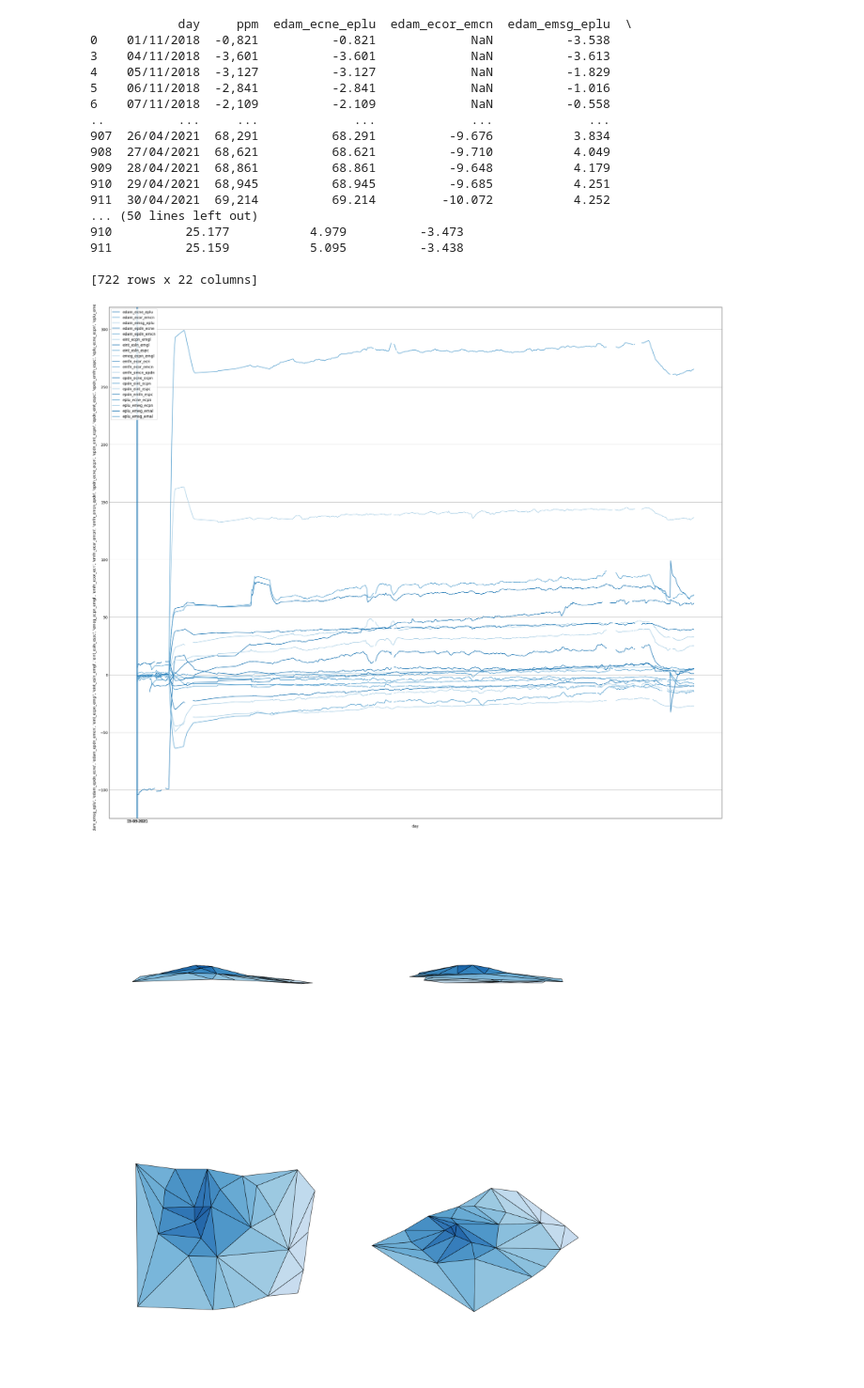
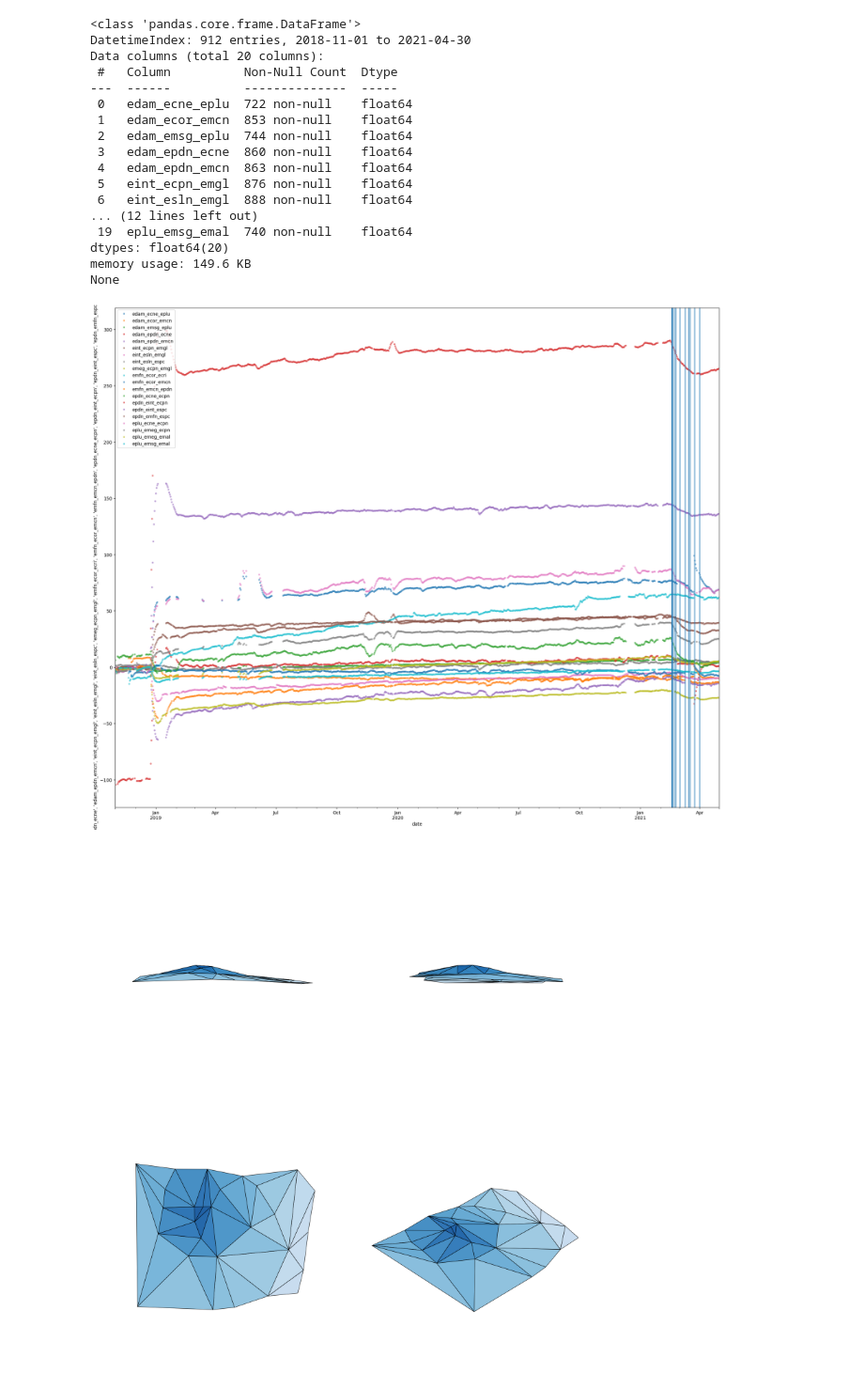
Before and after one commit to francescopandolfo/TESI_LM32, a Jupyter notebook: tesi_pandolfo_UI.ipynb, the cells around one changed output. Shown at 94% size. Drawn from its saved outputs; the diff is of its cells as text; code cells hidden in the pictures.

Commit message:
inserite LF LSLF e TA

```diff
--- a/tesi_pandolfo_UI.ipynb
+++ b/tesi_pandolfo_UI.ipynb
@@ -30,5 +31,5 @@ _df20 = pd.read_csv('sample_data/tesi/area - EPLU EMSG EMAL.csv', sep=';')
 # %%
-
+df = _df1
 df1 = _df1[_df1['ppm'].isna()==False]
 df2 = _df2[_df2['ppm'].isna()==False]
 df3 = _df3[_df3['ppm'].isna()==False]
@@ -50,7 +51,6 @@ df18 = _df18[_df18['ppm'].isna()==False]
 df19 = _df19[_df19['ppm'].isna()==False]
 df20 = _df20[_df20['ppm'].isna()==False]
 # %%
-df = df1
 df['edam_ecne_eplu'] = df1['ppm'].str.replace(',','.').astype(float)
 df['edam_ecor_emcn'] = df2['ppm'].str.replace(',','.').astype(float)
 df['edam_emsg_eplu'] = df3['ppm'].str.replace(',','.').astype(float)
@@ -72,60 +72,73 @@ df['eplu_emeg_ecpn'] = df18['ppm'].str.replace(',','.').astype(float)
 df['eplu_emeg_emal'] = df19['ppm'].str.replace(',','.').astype(float)
 df['eplu_emsg_emal'] = df20['ppm'].str.replace(',','.').astype(float)
 
-#df1.dtypes
-#df1
-#df1 = df1.drop(columns=['ppm'])
+format = '%d/%m/%Y'
+df['date'] = pd.to_datetime(df['day'], format=format)
+df = df.set_index('date')
+
+df = df.drop(columns=['ppm'])
+df = df.drop(columns=['day'])
 #df['day'].astype('time').dtypes
-print(df)
+print(df.info())
 # %% [output]
-            day     ppm  edam_ecne_eplu  edam_ecor_emcn  edam_emsg_eplu  \
-0    01/11/2018  -0,821          -0.821             NaN          -3.538
-3    04/11/2018  -3,601          -3.601             NaN          -3.613
-4    05/11/2018  -3,127          -3.127             NaN          -1.829
-5    06/11/2018  -2,841          -2.841             NaN          -1.016
-6    07/11/2018  -2,109          -2.109             NaN          -0.558
-..          ...     ...             ...             ...             ...
-907  26/04/2021  68,291          68.291          -9.676           3.834
-908  27/04/2021  68,621          68.621          -9.710           4.049
-909  28/04/2021  68,861          68.861          -9.648           4.179
-910  29/04/2021  68,945          68.945          -9.685           4.251
-911  30/04/2021  69,214          69.214         -10.072           4.252
-... (50 lines left out)
-910          25.177           4.979          -3.473
-911          25.159           5.095          -3.438
-
-[722 rows x 22 columns]
+<class 'pandas.core.frame.DataFrame'>
+DatetimeIndex: 912 entries, 2018-11-01 to 2021-04-30
+Data columns (total 20 columns):
+ #   Column          Non-Null Count  Dtype
+---  ------          --------------  -----
+ 0   edam_ecne_eplu  722 non-null    float64
+ 1   edam_ecor_emcn  853 non-null    float64
+ 2   edam_emsg_eplu  744 non-null    float64
+ 3   edam_epdn_ecne  860 non-null    float64
+ 4   edam_epdn_emcn  863 non-null    float64
+ 5   eint_ecpn_emgl  876 non-null    float64
+ 6   eint_esln_emgl  888 non-null    float64
+... (12 lines left out)
+ 19  eplu_emsg_emal  740 non-null    float64
+dtypes: float64(20)
+memory usage: 149.6 KB
+None
+# %%
+#mm/dd/yyyy
+#LF Lava Fountain
+LF = ['02/18/2021','02/19/2021','02/21/2021','02/24/2021',
+           '03/02/2021','03/10/2021','03/15/2021','03/17/2021','03/24/2021','04/01/2021']
+
+#LSLF Large-Scale Lava Fountain
+LSLF = ['02/16/2021','02/23/2021','02/28/2021','03/04/2021','03/07/2021','03/12/2021','03/19/2021']
+
+#TA Transitional Activity
+TA = ['04/19/2020','12/13/2020','12/21/2020','12/22/2020','01/18/2021']
 # %%
-df.plot(figsize=(24,20))
-plt.xlabel('day')
+df.plot(figsize=(24,20), marker = ".", linewidth=0, alpha = 0.5)
+plt.xlabel('date')
 plt.ylabel(['edam_ecne_eplu',
                      'edam_ecor_emcn',
                      'edam_emsg_eplu',
                      'edam_epdn_ecne',
                      'edam_epdn_emcn',
                      'eint_ecpn_emgl',
                      'eint_esln_emgl',
                      'eint_esln_espc',
                      'emeg_ecpn_emgl',
                      'emfn_ecor_ecri',
                      'emfn_ecor_emcn',
                      'emfn_emcn_epdn',
                      'epdn_ecne_ecpn',
                      'epdn_eint_ecpn',
                      'epdn_eint_espc',
                      'epdn_emfn_espc',
                      'eplu_ecne_ecpn',
                      'eplu_emeg_ecpn',
                      'eplu_emeg_emal',
                      'eplu_emsg_emal'])
 
-fontane = ["11-08-2020", "05-03-2021"]
-for f in fontane:
+for f in LF:
     plt.axvline(x=f)
 
 plt.show()
 # %% [output]
-[figure, old version]
+[figure, new version]
 # %%
 df1.plot(x='day', y=['edam_ecne_eplu',
                      'edam_ecor_emcn',
```
Also changed, not shown: parts of 1 cell of this notebook.
